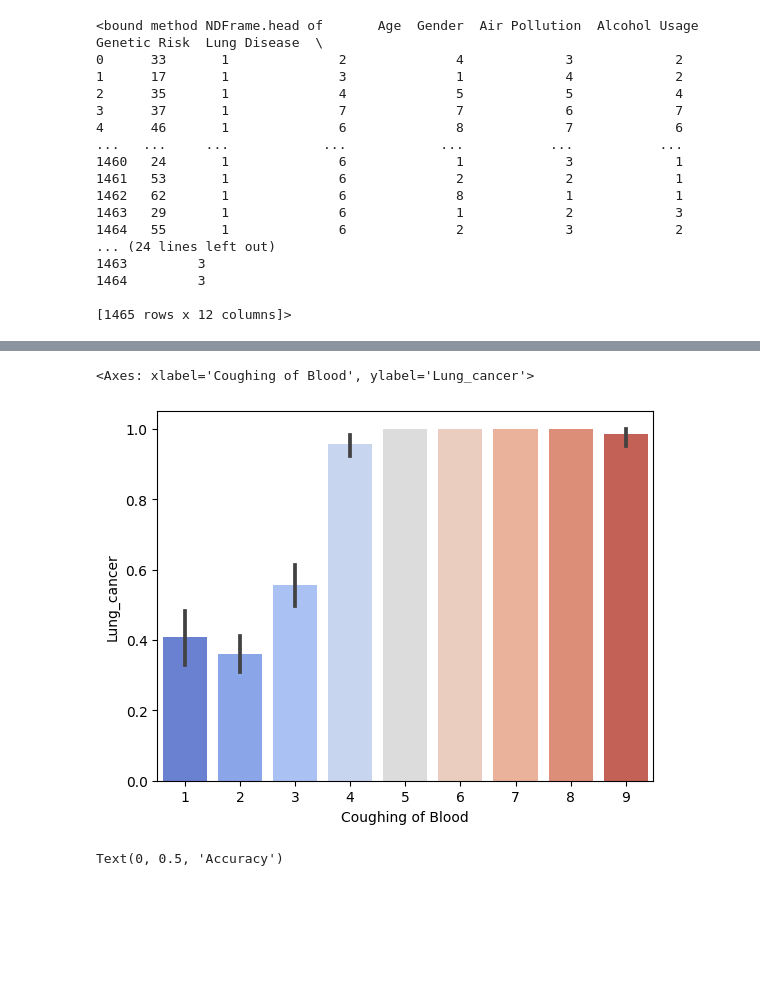
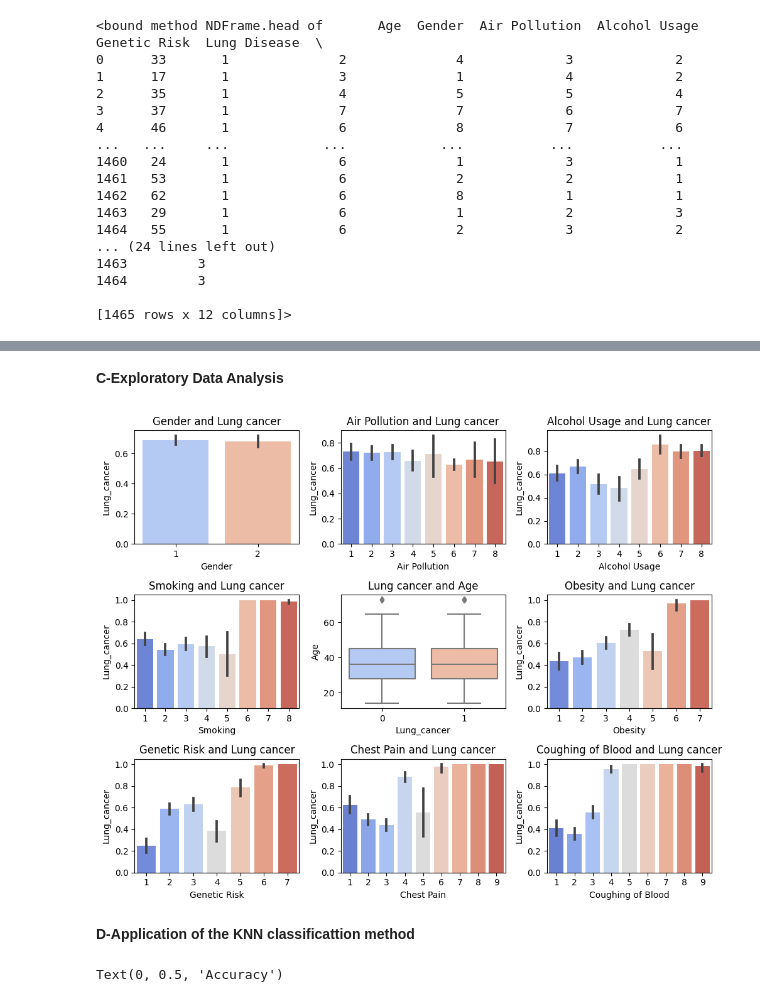
Before and after one commit to IbrahimTGhanem/ML_datathons, a Jupyter notebook: Datathon_1.ipynb, the cells around one changed output, grey strips where cells are left out. Cells and saved outputs as stored; diff of their text form; code cells hidden in the pictures; blank space fills up the shorter version.

```diff
--- a/Datathon_1.ipynb
+++ b/Datathon_1.ipynb
@@ -134,8 +79,53 @@ sns.barplot(df, x= "Chest Pain", y= "Lung_cancer", palette='coolwarm')
-# %%
-sns.barplot(df, x= "Coughing of Blood", y= "Lung_cancer", palette='coolwarm')
-# %% [output]
-<Axes: xlabel='Coughing of Blood', ylabel='Lung_cancer'>
-[figure, removed]
+# %% [markdown]
+**C-Exploratory Data Analysis**
+# %%
+fig, axes = plt.subplots(3, 3, figsize=(10, 8))
+
+#Gender and Lung cancer
+sns.barplot(data=df, x="Gender", y="Lung_cancer", palette='coolwarm', ax=axes[0, 0])
+axes[0, 0].set_title("Gender and Lung cancer")
+
+#Air Pollution and Lung cancer
+sns.barplot(data=df, x="Air Pollution", y="Lung_cancer", palette='coolwarm', ax=axes[0, 1])
+axes[0, 1].set_title("Air Pollution and Lung cancer")
+
+#Alcohol Usage and Lung cancer
+sns.barplot(data=df, x="Alcohol Usage", y="Lung_cancer", palette='coolwarm', ax=axes[0, 2])
+axes[0, 2].set_title("Alcohol Usage and Lung cancer")
+
+#Smoking and Lung cancer
+sns.barplot(data=df, x="Smoking", y="Lung_cancer", palette='coolwarm', ax=axes[1, 0])
+axes[1, 0].set_title("Smoking and Lung cancer")
+
+#Lung cancer and Age
+sns.boxplot(data=df, x="Lung_cancer", y="Age", palette='coolwarm', ax=axes[1, 1])
+axes[1, 1].set_title("Lung cancer and Age")
+
+#Obesity and Lung cancer
+sns.barplot(data=df, x="Obesity", y="Lung_cancer", palette='coolwarm', ax=axes[1, 2])
+axes[1, 2].set_title("Obesity and Lung cancer")
+
+#Genetic Risk and Lung cancer
+sns.barplot(data=df, x="Genetic Risk", y="Lung_cancer", palette='coolwarm', ax=axes[2, 0])
+axes[2, 0].set_title("Genetic Risk and Lung cancer")
+
+#Chest Pain and Lung cancer
+sns.barplot(data=df, x="Chest Pain", y="Lung_cancer", palette='coolwarm', ax=axes[2, 1])
+axes[2, 1].set_title("Chest Pain and Lung cancer")
+
+#Coughing of Blood and Lung cancer
+sns.barplot(data=df, x="Coughing of Blood", y="Lung_cancer", palette='coolwarm', ax=axes[2, 2])
+axes[2, 2].set_title("Coughing of Blood and Lung cancer")
+
+#plot layout
+plt.tight_layout()
+
+#visualize plots
+plt.show()
+# %% [output]
+[figure, added]
+# %% [markdown]
+**D-Application of the KNN classificattion method**
 # %%
 from sklearn.model_selection import train_test_split
 # %%
```
Also changed, not shown: parts of 20 cells of this notebook.
